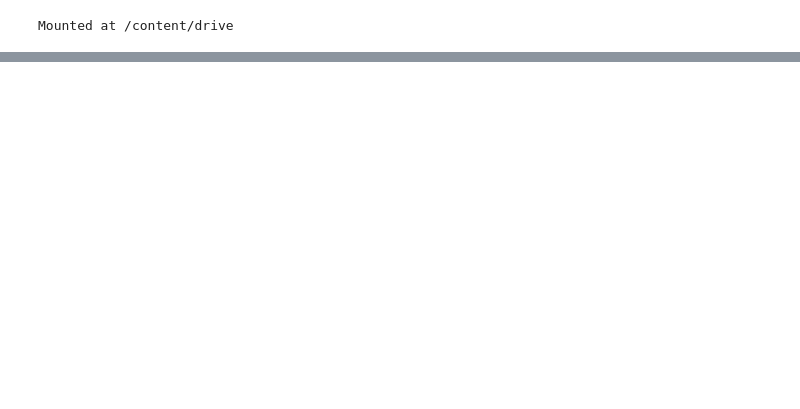
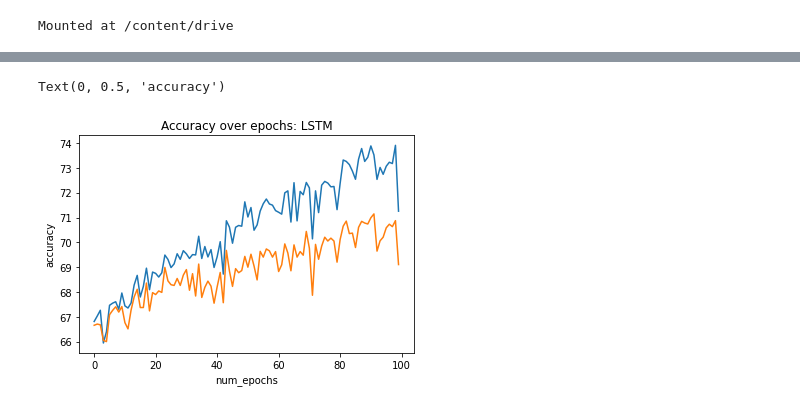
Before and after one commit to yonbrand/Gait-Recognition, a Jupyter notebook: gait_identification.ipynb, the cells around one changed output, grey strips where cells are left out. Saved outputs shown, nothing was run; the diff lists cells and outputs as text; code cells hidden in the pictures; blank space fills up the shorter version.

```diff
--- a/gait_identification.ipynb
+++ b/gait_identification.ipynb
@@ -83,5 +52,5 @@ def get_labels(df):
 # %%
-X_train, X_test, y_train, y_test = train_test_split(data, labels, test_size=0.33, random_state=42)
+X_train, X_test, y_train, y_test = train_test_split(all_data, all_labels, test_size=0.33, random_state=42)
 # %%
 class LSTM(nn.Module):
   def __init__(self, n_inputs, n_steps, lstm_dim, num_layers):
@@ -200,6 +232,7 @@ test_dataloader = DataLoader(test_dataset, batch_size = batch_size) # create you
 # %%
 n_inputs = 3
 n_steps = 128
+n_epochs=100
 lstm_dim = 64
 layers = 2
 LSTMmodel = LSTM(n_inputs, n_steps, lstm_dim, layers).to(device)
@@ -209,3 +242,37 @@ CNNmodel = CNN().to(device)
 model = Main(CNNmodel, LSTMmodel).to(device)
 optimizer = optim.Adam(model.parameters(), lr=learning_rate)
 criterion = nn.CrossEntropyLoss()
+# %%
+def check_acc(model, loader):
+    correct = 0
+    total = 0
+    #TP=0
+    #TN=0
+    #FP=0
+    #FN=0
+    with torch.no_grad():
+        for data in loader:
+            states = model.init_states()
+            features, labels = data
+            states = tuple([e.data for e in states])
+            outputs = model(features.to(device),states)
+            _, predictions = outputs.max(1)
+            total += labels.size(0)
+            correct += torch.sum(predictions==labels.long().to(device))
+            #TP+= ((predicted == labels) & (labels==1)).sum().item()
+            #TN+=((predicted == labels) & (labels==0)).sum().item()
+            #FP+=((predicted != labels) & (labels==0)).sum().item()
+            #FN+=((predicted != labels) & (labels==1)).sum().item()
+
+    acc = (100 * correct / total)
+    #precision=100*(TP/(1+TP+FP))
+    #sensitivity=100*(TP/(1+TP+FN))
+    #specificity=100*(TN/(1+TN+FP))
+    if loader=='train_dataloader':
+      print('Accuracy on the training set is : %.3f %%' % acc)
+    elif loader=='test_dataloader':
+      print('Accuracy on the validation set is: %.3f %%' % acc)
+
+    return acc
+# %%
+main_path='/content/drive/MyDrive/DL- Danny & Yonatan/Project DL/classification_model/'
@@ -211,0 +343,10 @@ criterion = nn.CrossEntropyLoss()
+# %%
+import matplotlib.pyplot as plt
+plt.plot(range(len(train_acc)),train_acc)
+plt.plot(range(len(train_acc)),validation_acc)
+plt.title('Accuracy over epochs: LSTM')
+plt.xlabel('num_epochs')
+plt.ylabel('accuracy')
+# %% [output]
+Text(0, 0.5, 'accuracy')
+[figure, added]
```
Also changed, not shown: parts of 26 cells of this notebook.
